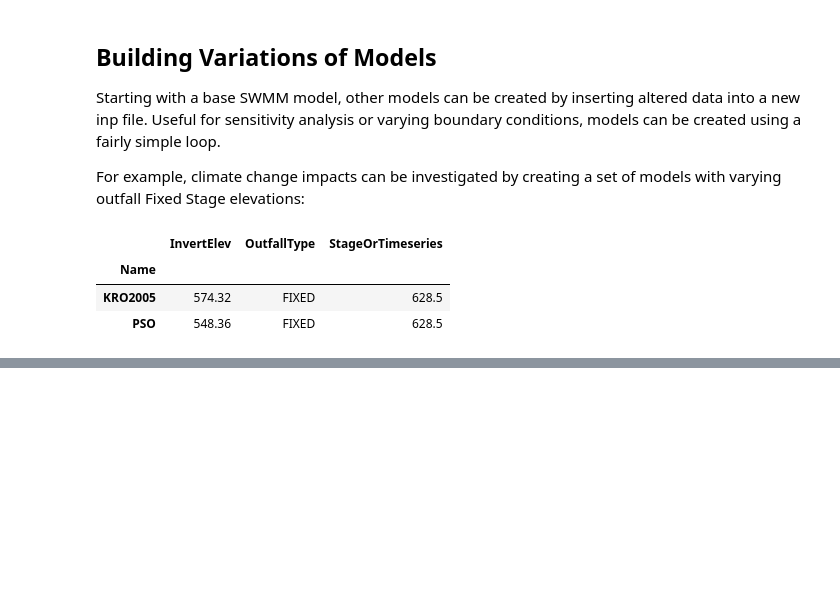
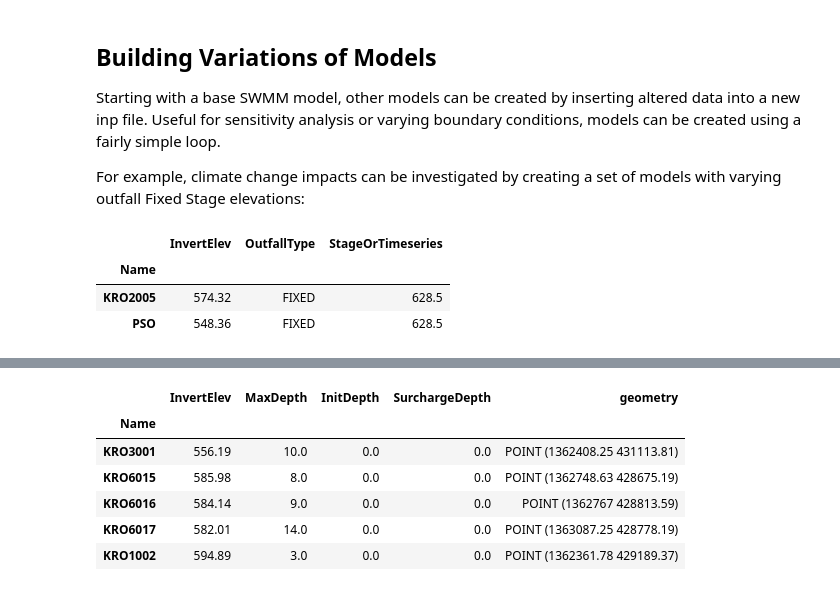
Before and after one commit to pyswmm/swmmio, a Jupyter notebook: docs/usage/getting_started.ipynb, the cells around one changed output, grey strips where cells are left out. Cells and saved outputs as stored; diff of their text form; code cells hidden in the pictures; blank space fills up the shorter version.

```diff
--- a/docs/usage/getting_started.ipynb
+++ b/docs/usage/getting_started.ipynb
@@ -103,0 +111,22 @@ model.inp.outfalls
+# %%
+from swmmio import Model, Nodes
+m = Model(model_path)
+
+# pass custom init arguments into the Nodes object instead of using default settings referenced by m.nodes()
+nodes = Nodes(
+    model=m,
+    inp_sections=['junctions', 'storage', 'outfalls'],
+    rpt_sections=['Node Depth Summary', 'Node Inflow Summary'],
+    columns=[ 'InvertElev', 'MaxDepth', 'InitDepth', 'SurchargeDepth', 'MaxTotalInflow', 'coords']
+)
+
+# access data
+nodes.geodataframe.head()
+# %% [output]
+|  | InvertElev | MaxDepth | InitDepth | SurchargeDepth | geometry |
+| Name |  |  |  |  |  |
+| KRO3001 | 556.19 | 10.0 | 0.0 | 0.0 | POINT (1362408.25 431113.81) |
+| KRO6015 | 585.98 | 8.0 | 0.0 | 0.0 | POINT (1362748.63 428675.19) |
+| KRO6016 | 584.14 | 9.0 | 0.0 | 0.0 | POINT (1362767 428813.59) |
+| KRO6017 | 582.01 | 14.0 | 0.0 | 0.0 | POINT (1363087.25 428778.19) |
+| KRO1002 | 594.89 | 3.0 | 0.0 | 0.0 | POINT (1362361.78 429189.37) |
```
Also changed, not shown: parts of 10 cells of this notebook, 5 other files.
